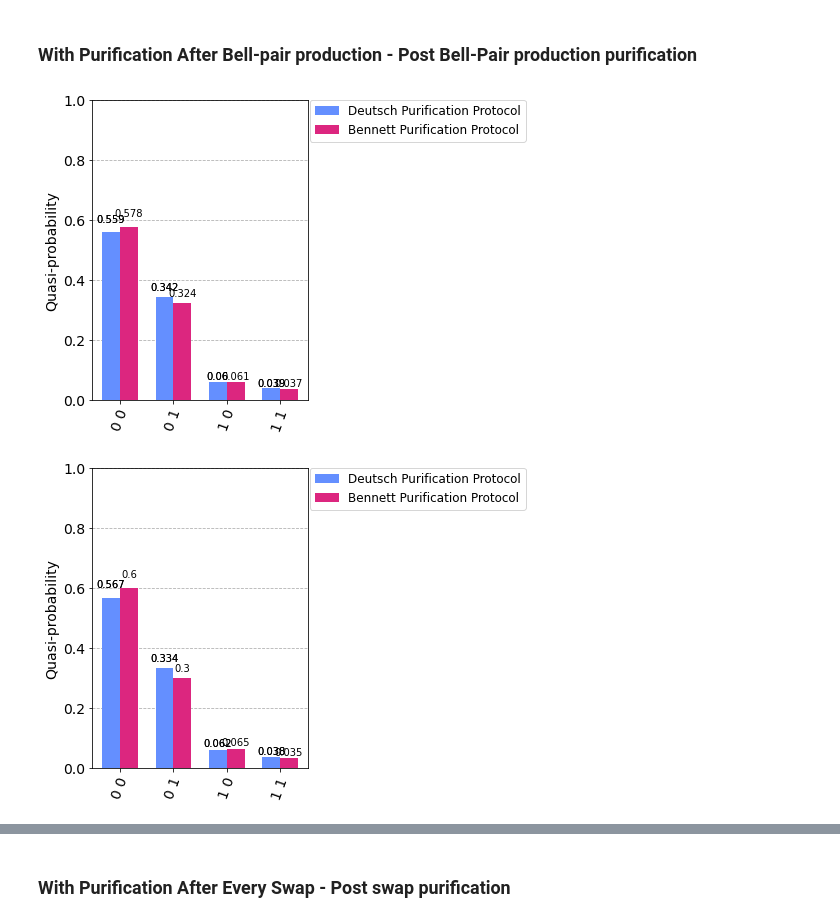
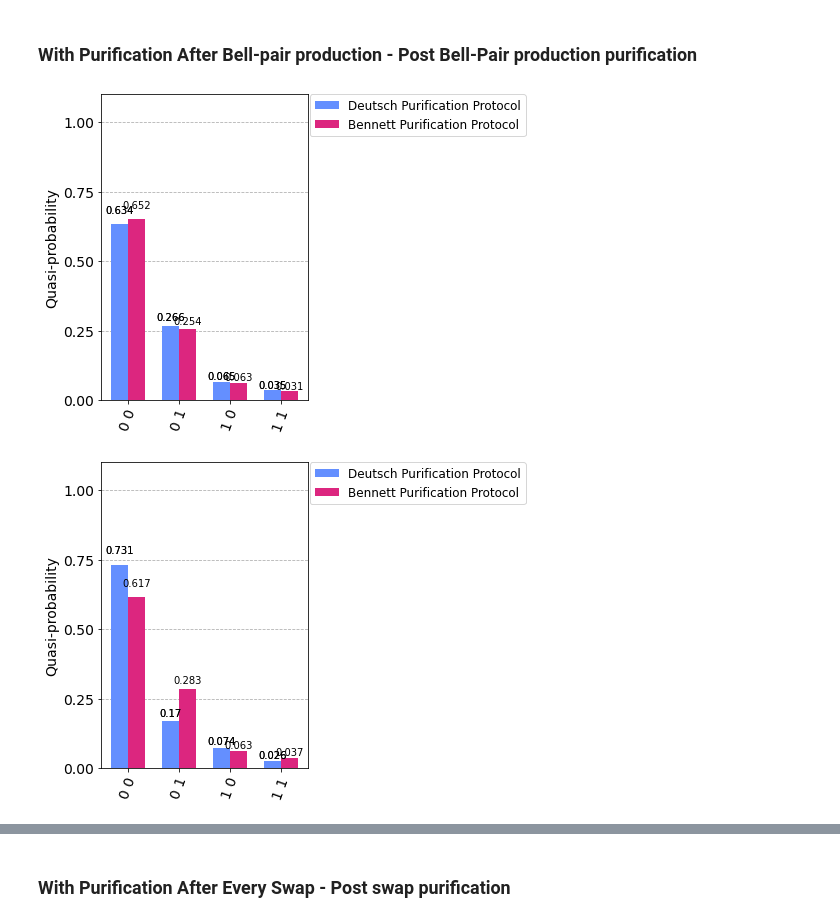
Before and after one commit to Phystro/Quantum-Repeater-Design, a Jupyter notebook: src/purification_optimization/qr_purification_optimization.ipynb, the cells around one changed output, grey strips where cells are left out. Saved outputs shown, nothing was run; the diff lists cells and outputs as text; code cells hidden in the pictures.

```diff
--- a/src/purification_optimization/qr_purification_optimization.ipynb
+++ b/src/purification_optimization/qr_purification_optimization.ipynb
@@ -31,6 +31,6 @@ def get_device_noise_model() -> (AerSimulator, NoiseModel):
     return backend, noise_model
 # %%
 SHOTS = 4096
-ITERATIONS_TO_AVG = 20
+ITERATIONS_TO_AVG = 5
 backend, noise_model = get_device_noise_model()
 # %% [output]
@@ -206,7 +206,7 @@ qco: QuantumCircuitOperations = QuantumCircuitOperations(True)
 qns: QuantumNativeSimulations = QuantumNativeSimulations()
 qv: QuantumVisualizations = QuantumVisualizations()
 
-dict_counts: dict= {}
+# dict_counts: dict= {}
 # %%
 def deutsch_fidelity_analysis(strategy: str = None, optimization: int = 1) -> (QuantumCircuit, Counts) :
     alice: QuantumRegister = QuantumRegister(2, "alice")
@@ -309,7 +309,7 @@ def bennett_fidelity_analysis(strategy: str = None, optimization: int = 1) -> (Q
 
     qc: QuantumCircuit = QuantumCircuit(alice, charlie, bob, bsm_z, bsm_x)#, coz, cox)
 
-    dict_counts.clear()
+    # dict_counts.clear()
 
     psi: Statevector = qco.create_random_statevector(2)
     init_instruction: Initialize = Initialize(psi)
@@ -322,12 +322,12 @@ def bennett_fidelity_analysis(strategy: str = None, optimization: int = 1) -> (Q
     if strategy == "abpc" or strategy == "cust":
         qc.append( quad_bennett_purification(4), [alice[0], alice[1], charlie[0], charlie[1]] )
     # count after bell pair creation
-    qc_abpc, count_abpc = get_count_from_duplicate_circuit(qc, alice[0], alice[1], optimization)
-    dict_counts["abpc"] = count_abpc
+    # qc_abpc, count_abpc = get_count_from_duplicate_circuit(qc, alice[0], alice[1], optimization)
+    # dict_counts["abpc"] = count_abpc
 
     # count after entanglement after distribution/transmission
-    qc_dist, count_dist = get_count_from_duplicate_circuit(qc, alice[0], alice[1], optimization)
-    dict_counts["dist"] = count_dist
+    # qc_dist, count_dist = get_count_from_duplicate_circuit(qc, alice[0], alice[1], optimization)
+    # dict_counts["dist"] = count_dist
 
     # Swap Protocol Stage 1
     if strategy == "swapalt":
@@ -344,8 +344,8 @@ def bennett_fidelity_analysis(strategy: str = None, optimization: int = 1) -> (Q
             qc.append( quad_bennett_purification(4), [alice[0], charlie[1], bob[0], bob[1]] )
 
     # count after first stage swap
-    qc_aswap, count_aswap = get_count_from_duplicate_circuit(qc, alice[0], charlie[1], optimization)
-    dict_counts["aswap1"] = count_aswap
+    # qc_aswap, count_aswap = get_count_from_duplicate_circuit(qc, alice[0], charlie[1], optimization)
+    # dict_counts["aswap1"] = count_aswap
 
     # Swap Protocol Stage 2
     if strategy == "swapalt":
@@ -362,8 +362,8 @@ def bennett_fidelity_analysis(strategy: str = None, optimization: int = 1) -> (Q
             qc.append( duo_bennett_purification(2), [alice[0], bob[1]] )
 
     # count after second stage swap
-    qc_aswap, count_aswap = get_count_from_duplicate_circuit(qc, alice[0], bob[1], optimization)
-    dict_counts["aswap2"] = count_aswap
+    # qc_aswap, count_aswap = get_count_from_duplicate_circuit(qc, alice[0], bob[1], optimization)
+    # dict_counts["aswap2"] = count_aswap
 
     qc.barrier()
     qc.cx(alice[0], bob[1])
@@ -380,7 +380,7 @@ def bennett_fidelity_analysis(strategy: str = None, optimization: int = 1) -> (Q
     qc.measure(bob[1], bsm_x)#cox)
 
     counts: Counts = qns.qasm_sim(qc, optimization)
-    dict_counts["count_end"] = counts
+    # dict_counts["count_end"] = counts
 
     return (qc, counts)
 # %% [markdown]
@@ -395,41 +395,41 @@ for i in range(ITERATIONS_TO_AVG):
     bcirc, bcounts3 = bennett_fidelity_analysis("abpc", 3)
     d1.append(dcounts1)
     b1.append(bcounts1)
     d3.append(dcounts3)
     b3.append(bcounts3)
 
 dcounts1 = dict( pd.DataFrame(d1).mean() )
 bcounts1 = dict( pd.DataFrame(b1).mean() )
 dcounts3 = dict( pd.DataFrame(d3).mean() )
 bcounts3 = dict( pd.DataFrame(b3).mean() )
 
-ddict_fids_abpc: dict = get_fidelities_dict(dict_counts)
-bdict_fids_abpc: dict = get_fidelities_dict(dict_counts)
+# ddict_fids_abpc: dict = get_fidelities_dict(dict_counts)
+# bdict_fids_abpc: dict = get_fidelities_dict(dict_counts)
 
-ddict_fids_abpc: dict = get_fidelities_dict(dict_counts)
-bdict_fids_abpc: dict = get_fidelities_dict(dict_counts)
+# ddict_fids_abpc: dict = get_fidelities_dict(dict_counts)
+# bdict_fids_abpc: dict = get_fidelities_dict(dict_counts)
 
 dcounts1 = dict(sorted(dcounts1.items()))
 bcounts1 = dict(sorted(bcounts1.items()))
 dcounts3 = dict(sorted(dcounts3.items()))
 bcounts3 = dict(sorted(bcounts3.items()))
 
 dres1 = { key: abs( dcounts1[key] - bcounts1.get(key, 0) ) for key in dcounts1.keys() }
 dres3 = { key: abs( dcounts3[key] - bcounts3.get(key, 0) ) for key in dcounts3.keys() }
 
 legend = ["Deutsch Purification Protocol", "Bennett Purification Protocol"]
 d = plot_histogram([dcounts1, bcounts1], legend=legend)#, title="Testing Purification Protocols Under Light Optimization Scheme")
 b = plot_histogram([dcounts3, bcounts3], legend=legend)#, title="Testing Purification Protocols Under Heavier Optimization Scheme")
 
 dx = d.axes[0]
 bx = b.axes[0]
-dx.set_ylim(0, 1)
-bx.set_ylim(0, 1)
+dx.set_ylim(0, 1.1)
+bx.set_ylim(0, 1.1)
 
 display(d, b)
 # %% [output]
-[figure, old version]
+[figure, new version]
-[figure, old version]
+[figure, new version]
 # %%
 d.savefig("po_post_bell_pair_light_opt_test.jpg", dpi=500)
 b.savefig("po_post_bell_pair_heavy_opt_test.jpg", dpi=500)
```
Also changed, not shown: parts of 15 cells of this notebook.
